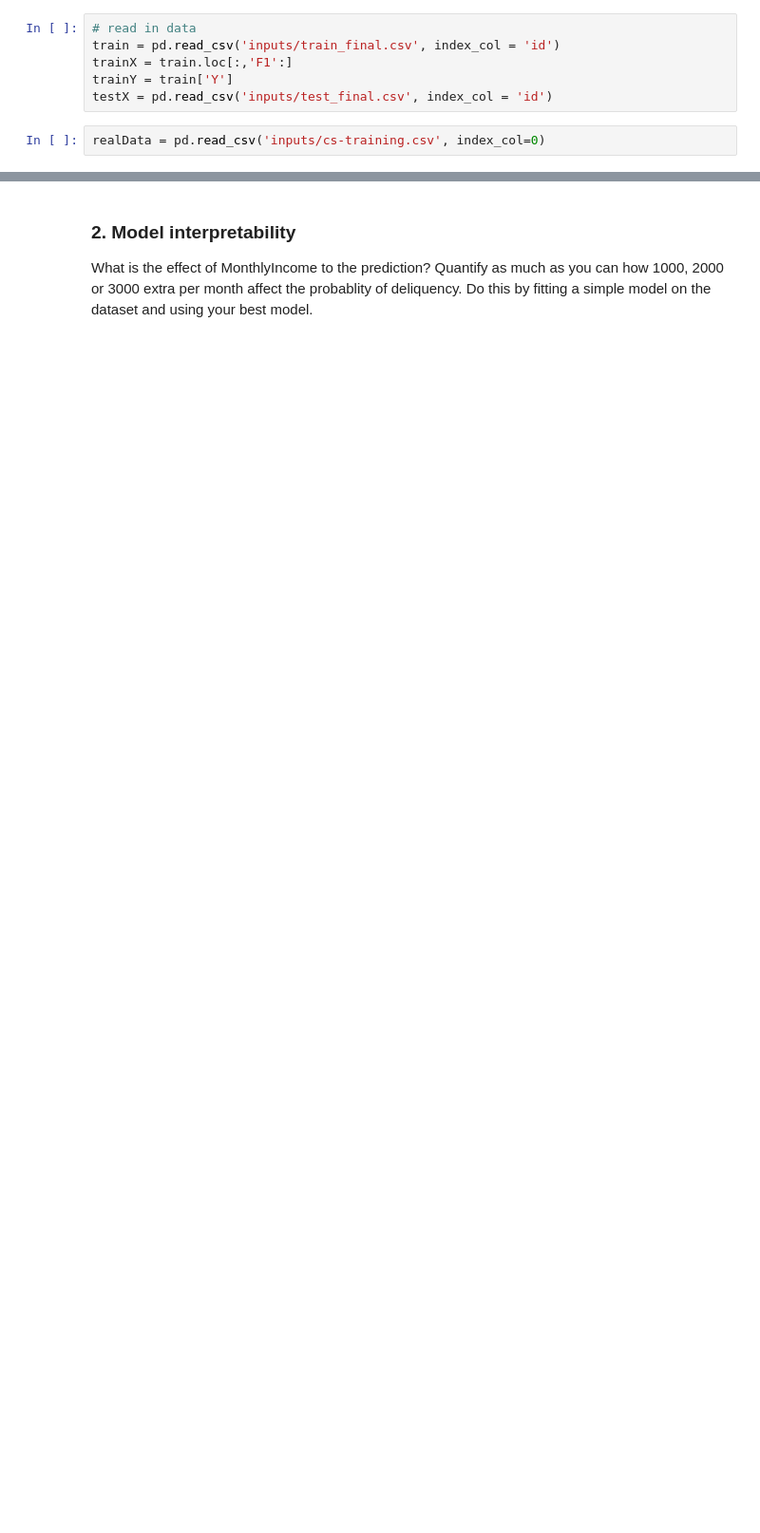
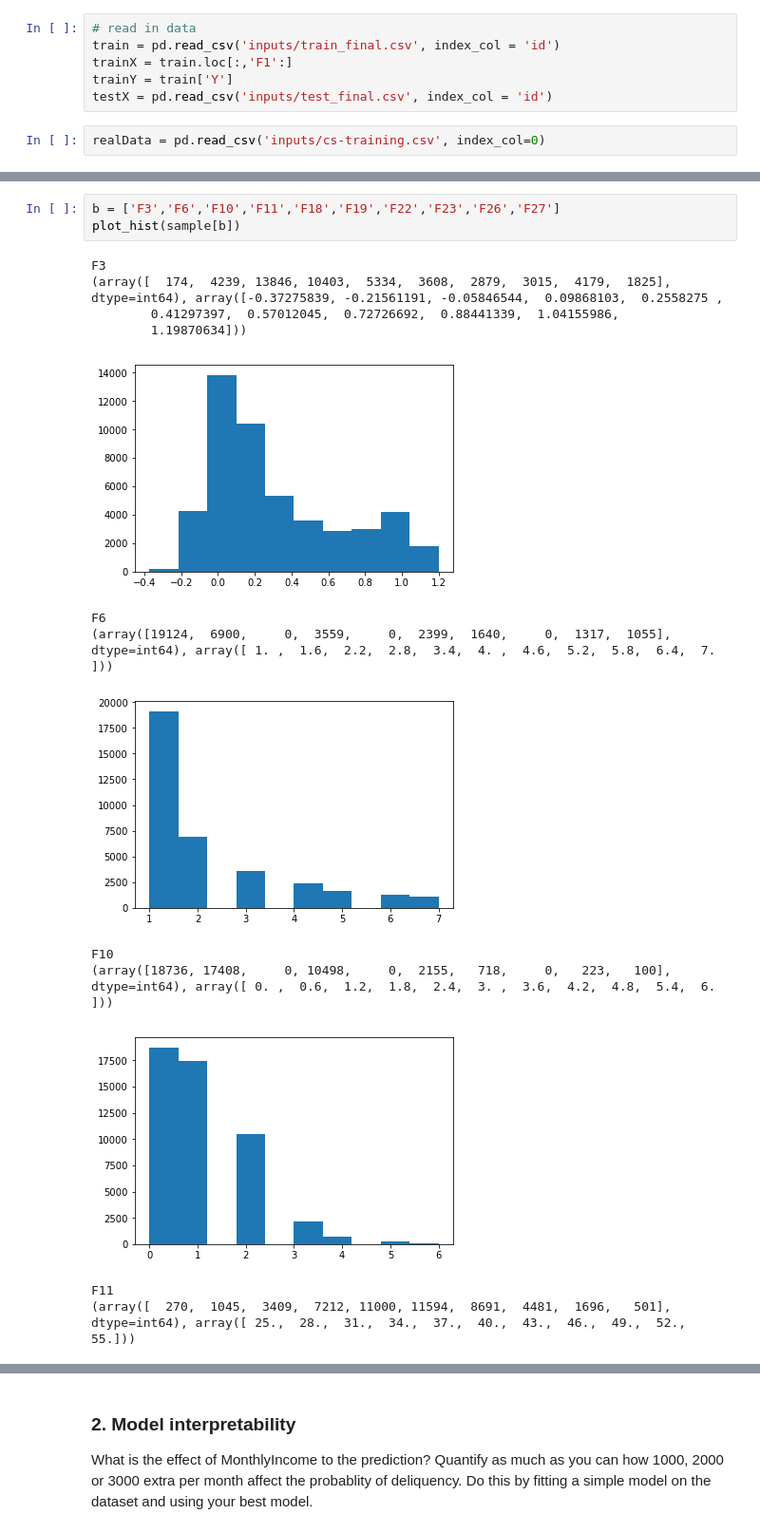
Before and after one commit to carolineeeyao/DSLAB, a Jupyter notebook: Lab7/Lab7.ipynb, the cells around one changed output, grey strips where cells are left out. Shown at 95% size. Drawn from its saved outputs; the diff is of its cells as text; blank space fills up the shorter version.

```diff
--- a/Lab7/Lab7.ipynb
+++ b/Lab7/Lab7.ipynb
@@ -89,0 +136,17 @@ NumberOfOpenCreditLinesAndLoans
+# %%
+b = ['F3','F6','F10','F11','F18','F19','F22','F23','F26','F27']
+plot_hist(sample[b])
+# %% [output]
+F3
+(array([  174,  4239, 13846, 10403,  5334,  3608,  2879,  3015,  4179,  1825], dtype=int64), array([-0.37275839, -0.21561191, -0.05846544,  0.09868103,  0.2558275 ,
+        0.41297397,  0.57012045,  0.72726692,  0.88441339,  1.04155986,
+        1.19870634]))
+[figure, added]
+F6
+(array([19124,  6900,     0,  3559,     0,  2399,  1640,     0,  1317,  1055], dtype=int64), array([ 1. ,  1.6,  2.2,  2.8,  3.4,  4. ,  4.6,  5.2,  5.8,  6.4,  7. ]))
+[figure, added]
+F10
+(array([18736, 17408,     0, 10498,     0,  2155,   718,     0,   223,   100], dtype=int64), array([ 0. ,  0.6,  1.2,  1.8,  2.4,  3. ,  3.6,  4.2,  4.8,  5.4,  6. ]))
+[figure, added]
+F11
+(array([  270,  1045,  3409,  7212, 11000, 11594,  8691,  4481,  1696,   501], dtype=int64), array([ 25.,  28.,  31.,  34.,  37.,  40.,  43.,  46.,  49.,  52.,  55.]))
```
Also changed, not shown: parts of 27 cells of this notebook.
